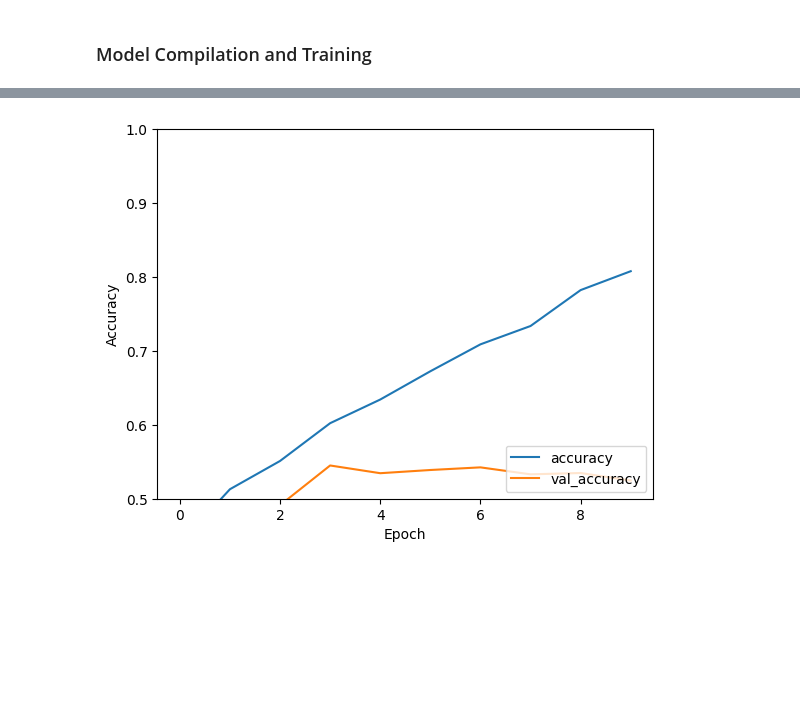
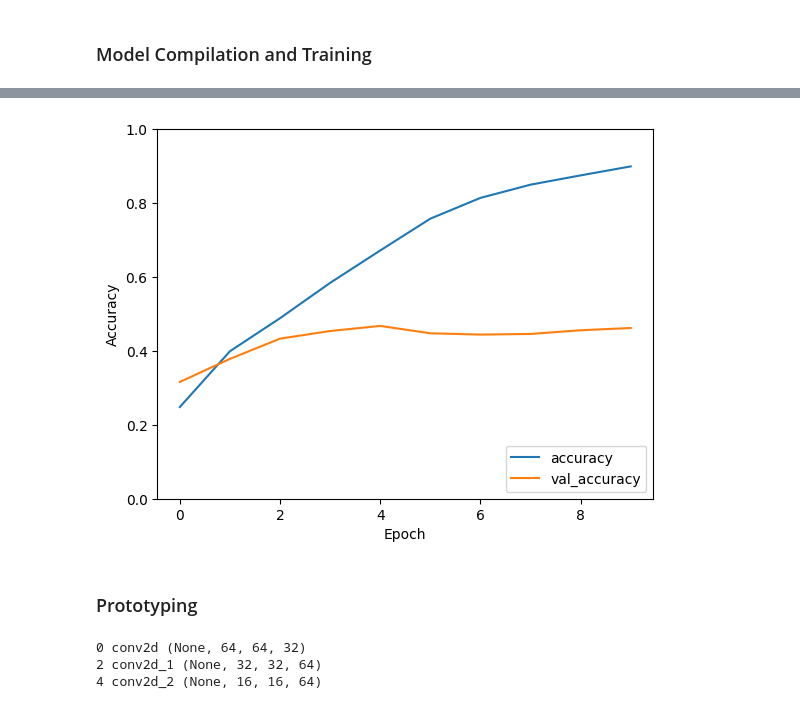
Before and after one commit to EricCui2005/imagenette, a Jupyter notebook: convolutional_neural_network.ipynb, the cells around one changed output, grey strips where cells are left out. Saved outputs shown, nothing was run; the diff lists cells and outputs as text; code cells hidden in the pictures; blank space fills up the shorter version.

```diff
--- a/convolutional_neural_network.ipynb
+++ b/convolutional_neural_network.ipynb
@@ -11,7 +15,8 @@ import cv2
 # %%
 def load_image(path):
     img = cv2.imread(path)
-    img = cv2.resize(img, (32, 32))  # Consistent size
+    img = cv2.resize(img, (64, 64))  # Consistent size
+    img = cv2.cvtColor(img, cv2.COLOR_BGR2RGB)
     return img
 
 def load_images(image_paths):
@@ -115,17 +121,20 @@ plt.show()
 model = models.Sequential()
 
 # Adding a convolutional layer with 32 filters of size 3x3
-model.add(layers.Conv2D(32, (3, 3), activation='relu', input_shape=(32, 32, 3)))
+model.add(layers.Conv2D(32, (3, 3), activation='relu', padding='same', input_shape=(64,64, 3)))
 model.add(layers.MaxPooling2D((2, 2)))
 
 # Adding a convolutional layer with 64 filters of size 3x3
-model.add(layers.Conv2D(64, (3, 3), activation='relu'))
+model.add(layers.Conv2D(64, (3, 3), activation='relu', padding='same'))
 model.add(layers.MaxPooling2D((2, 2)))
 
 # Adding a convolutional layer with 64 filters of size 3x3
-model.add(layers.Conv2D(64, (3, 3), activation='relu'))
+model.add(layers.Conv2D(64, (3, 3), activation='relu', padding='same'))
 
 # Dense Layers
 model.add(layers.Flatten())
 model.add(layers.Dense(64, activation='relu'))
 model.add(layers.Dense(10))
+
+# Printing model summary
+model.summary()
@@ -190,7 +197,7 @@ plt.plot(history.history['accuracy'], label='accuracy')
 plt.plot(history.history['val_accuracy'], label = 'val_accuracy')
 plt.xlabel('Epoch')
 plt.ylabel('Accuracy')
-plt.ylim([0.5, 1])
+plt.ylim([0, 1])
 plt.legend(loc='lower right')
 
 test_loss, test_acc = model.evaluate(test_images,  test_labels, verbose=2)
@@ -199 +206,17 @@ test_loss, test_acc = model.evaluate(test_images,  test_labels, verbose=2)
-[figure, old version]
+[figure, new version]
+# %% [markdown]
+### Prototyping
+# %%
+for i in range(len(model.layers)):
+    layer = model.layers[i]
+
+    # check for conv layer
+    if 'conv' not in layer.name:
+        continue
+
+    # summarize output shape
+    print(i, layer.name, layer.output.shape)
+# %% [output]
+0 conv2d (None, 64, 64, 32)
+2 conv2d_1 (None, 32, 32, 64)
+4 conv2d_2 (None, 16, 16, 64)
```
Also changed, not shown: parts of 7 cells of this notebook.
